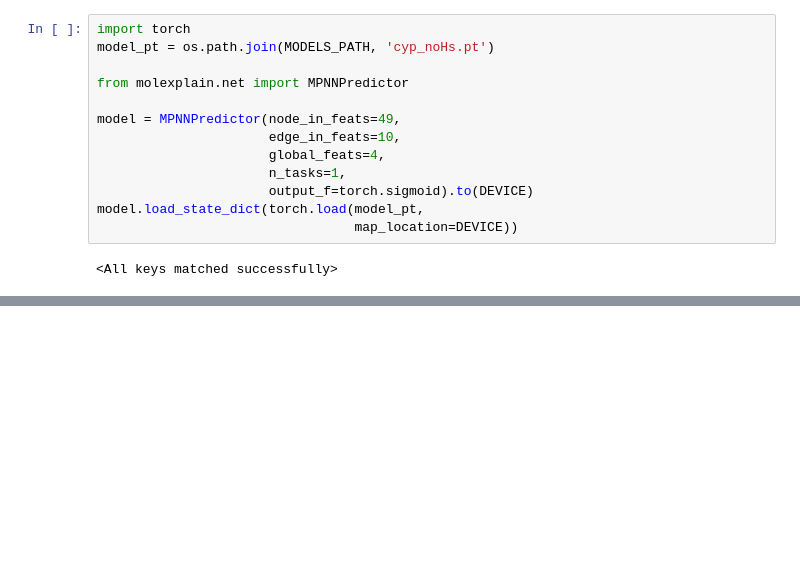
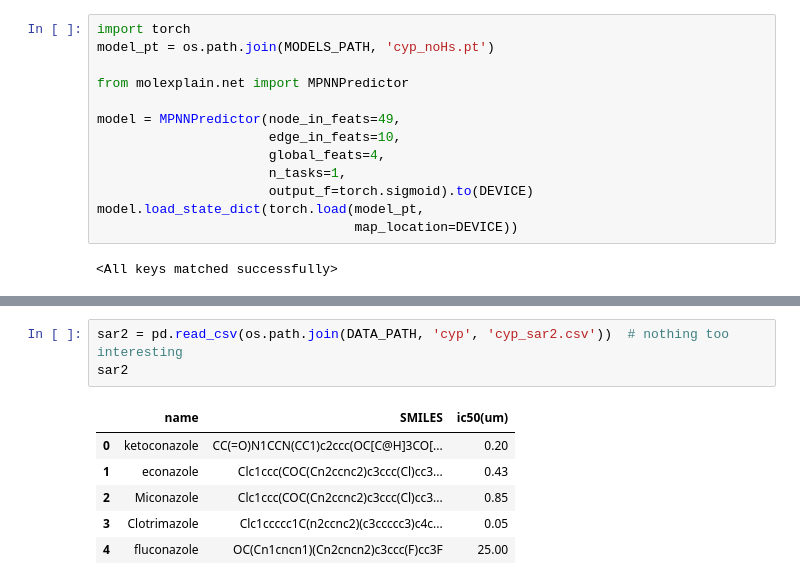
Before and after one commit to josejimenezluna/molgrad, a Jupyter notebook: molexplain/notebooks/cyp_motif.ipynb, the cells around one changed output, grey strips where cells are left out. Drawn from its saved outputs; the diff is of its cells as text; blank space fills up the shorter version.

```diff
--- a/molexplain/notebooks/cyp_motif.ipynb
+++ b/molexplain/notebooks/cyp_motif.ipynb
@@ -214,0 +185,10 @@ img
+# %%
+sar2 = pd.read_csv(os.path.join(DATA_PATH, 'cyp', 'cyp_sar2.csv'))  # nothing too interesting
+sar2
+# %% [output]
+|  | name | SMILES | ic50(um) |
+| 0 | ketoconazole | CC(=O)N1CCN(CC1)c2ccc(OC[C@H]3CO[... | 0.20 |
+| 1 | econazole | Clc1ccc(COC(Cn2ccnc2)c3ccc(Cl)cc3... | 0.43 |
+| 2 | Miconazole | Clc1ccc(COC(Cn2ccnc2)c3ccc(Cl)cc3... | 0.85 |
+| 3 | Clotrimazole | Clc1ccccc1C(n2ccnc2)(c3ccccc3)c4c... | 0.05 |
+| 4 | fluconazole | OC(Cn1cncn1)(Cn2cncn2)c3ccc(F)cc3F | 25.00 |
```
Also changed, not shown: parts of 90 cells of this notebook, 1 other file.
